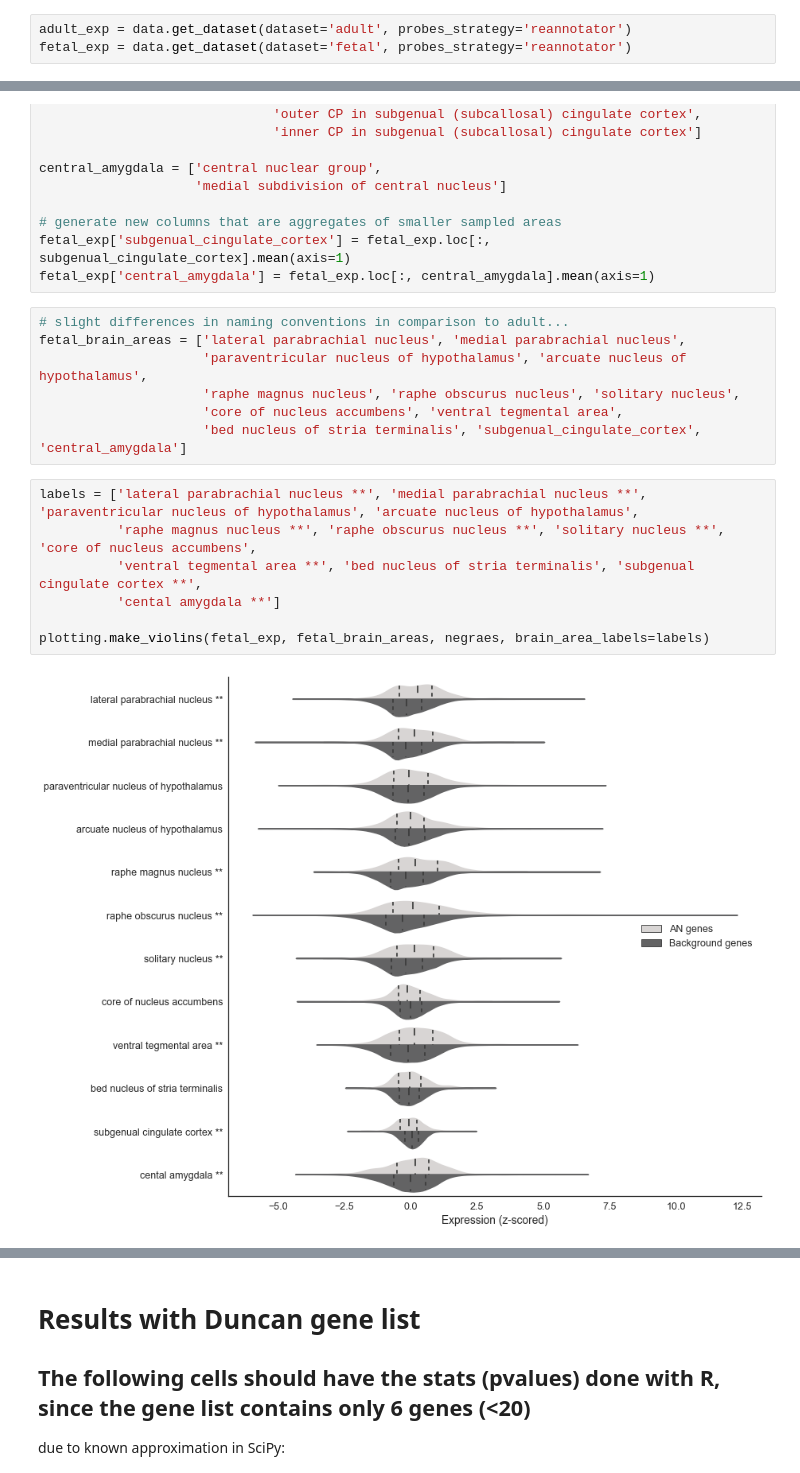
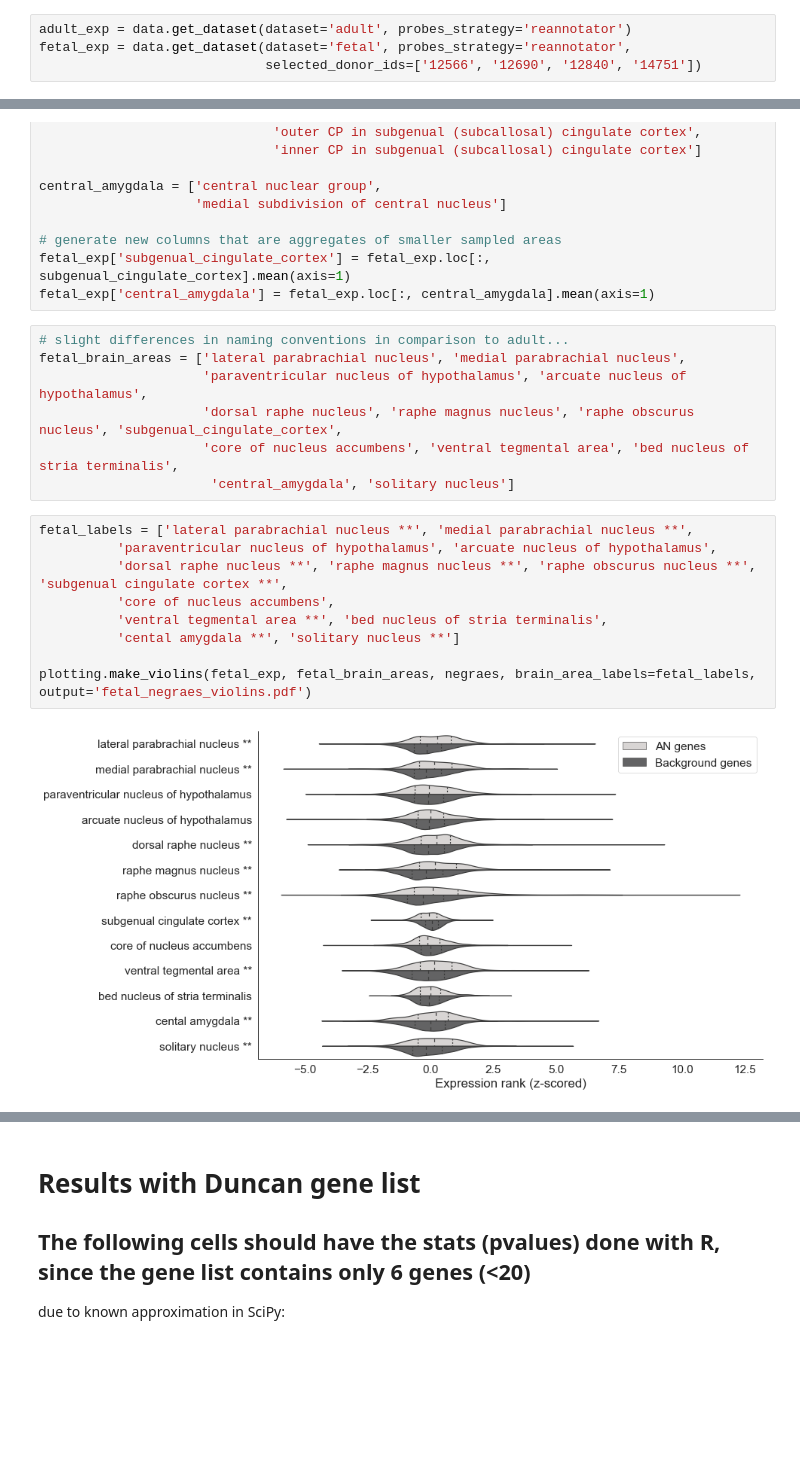
Before and after one commit to derekhoward/molecular_AN, a Jupyter notebook: analysis-final.ipynb, the cells around one changed output, grey strips where cells are left out. Cells and saved outputs as stored; diff of their text form; blank space fills up the shorter version.

```diff
--- a/analysis-final.ipynb
+++ b/analysis-final.ipynb
@@ -16,5 +17,6 @@ lutterAN = data.get_genelist('lutterAN')
 lutterBN = data.get_genelist('lutterBN')
 # %%
 adult_exp = data.get_dataset(dataset='adult', probes_strategy='reannotator')
-fetal_exp = data.get_dataset(dataset='fetal', probes_strategy='reannotator')
+fetal_exp = data.get_dataset(dataset='fetal', probes_strategy='reannotator',
+                             selected_donor_ids=['12566', '12690', '12840', '14751'])
 # %% [output]
@@ -56,15 +89,17 @@ fetal_exp['central_amygdala'] = fetal_exp.loc[:, central_amygdala].mean(axis=1)
 # slight differences in naming conventions in comparison to adult...
 fetal_brain_areas = ['lateral parabrachial nucleus', 'medial parabrachial nucleus',
                      'paraventricular nucleus of hypothalamus', 'arcuate nucleus of hypothalamus',
-                     'raphe magnus nucleus', 'raphe obscurus nucleus', 'solitary nucleus',
-                     'core of nucleus accumbens', 'ventral tegmental area',
-                     'bed nucleus of stria terminalis', 'subgenual_cingulate_cortex', 'central_amygdala']
+                     'dorsal raphe nucleus', 'raphe magnus nucleus', 'raphe obscurus nucleus', 'subgenual_cingulate_cortex',
+                     'core of nucleus accumbens', 'ventral tegmental area', 'bed nucleus of stria terminalis',
+                      'central_amygdala', 'solitary nucleus']
 # %%
-labels = ['lateral parabrachial nucleus **', 'medial parabrachial nucleus **', 'paraventricular nucleus of hypothalamus', 'arcuate nucleus of hypothalamus',
-          'raphe magnus nucleus **', 'raphe obscurus nucleus **', 'solitary nucleus **', 'core of nucleus accumbens',
-          'ventral tegmental area **', 'bed nucleus of stria terminalis', 'subgenual cingulate cortex **',
-          'cental amygdala **']
+fetal_labels = ['lateral parabrachial nucleus **', 'medial parabrachial nucleus **',
+          'paraventricular nucleus of hypothalamus', 'arcuate nucleus of hypothalamus',
+          'dorsal raphe nucleus **', 'raphe magnus nucleus **', 'raphe obscurus nucleus **', 'subgenual cingulate cortex **',
+          'core of nucleus accumbens',
+          'ventral tegmental area **', 'bed nucleus of stria terminalis',
+          'cental amygdala **', 'solitary nucleus **']
 
-plotting.make_violins(fetal_exp, fetal_brain_areas, negraes, brain_area_labels=labels)
+plotting.make_violins(fetal_exp, fetal_brain_areas, negraes, brain_area_labels=fetal_labels, output='fetal_negraes_violins.pdf')
 # %% [output]
-[figure, old version]
+[figure, new version]
```
Also changed, not shown: parts of 56 cells of this notebook.
